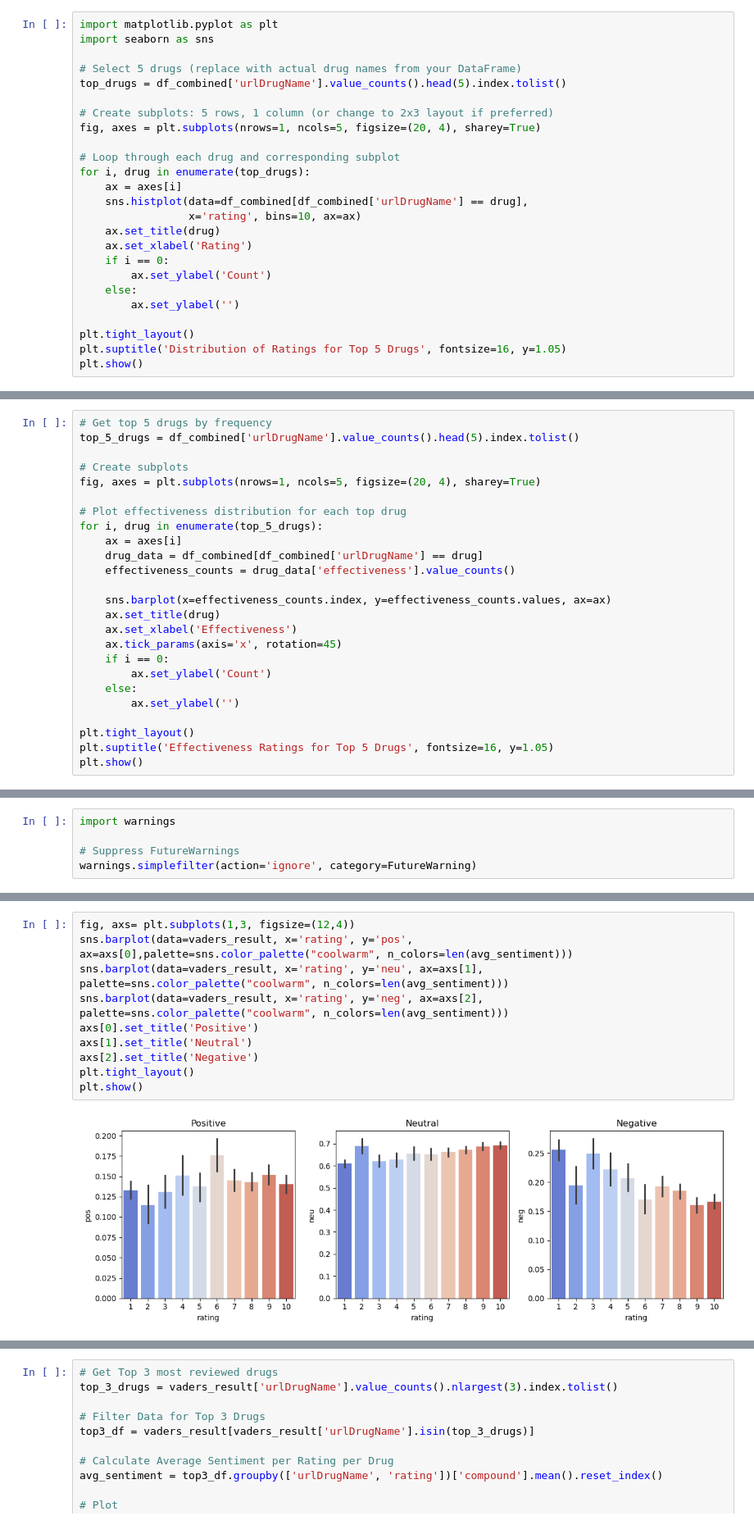
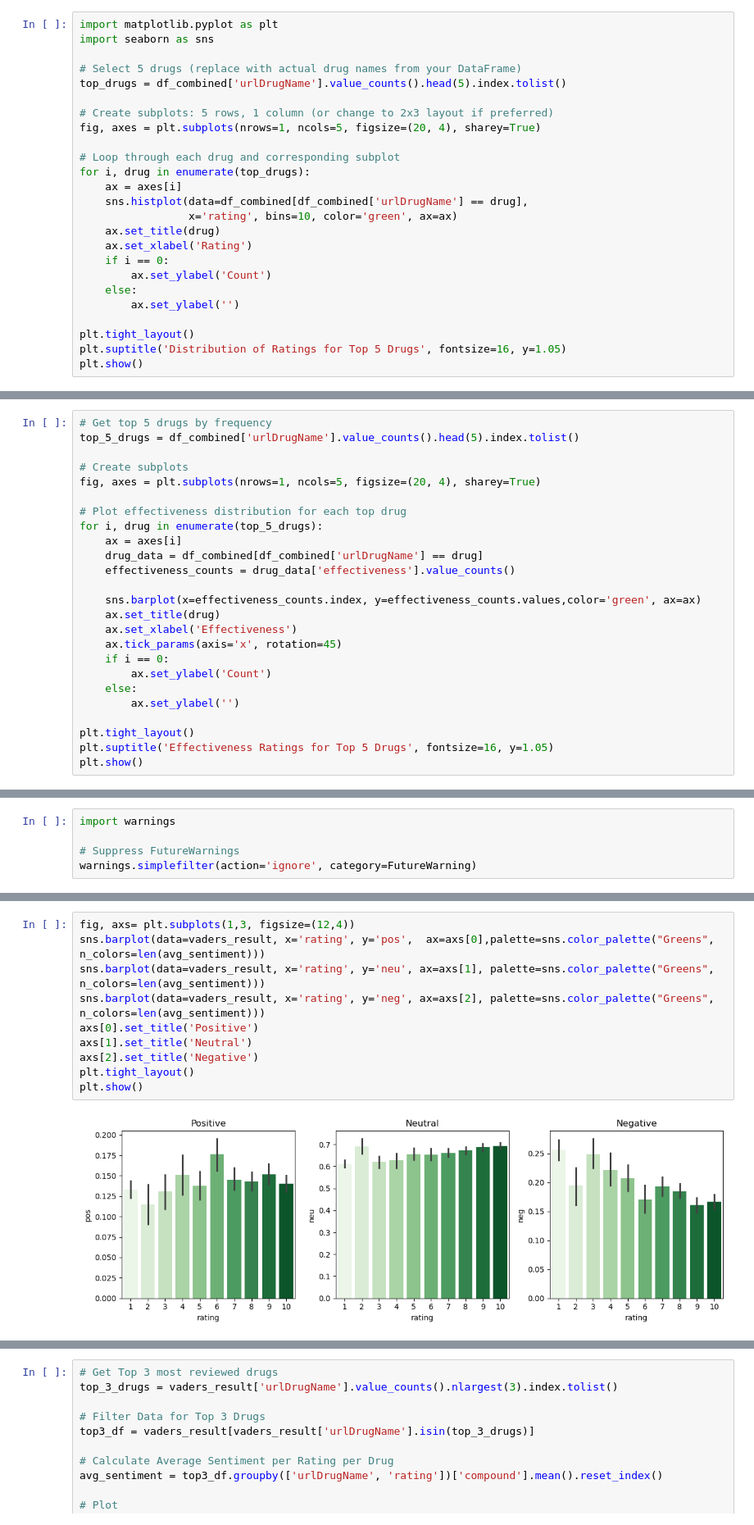
Before and after one commit to clappy203/AAI_501_Project, a Jupyter notebook: CleanCode.ipynb, the cells around one changed output, grey strips where cells are left out. Shown at 82% size. Saved outputs shown, nothing was run; the diff lists cells and outputs as text.

```diff
--- a/CleanCode.ipynb
+++ b/CleanCode.ipynb
@@ -61,7 +61,7 @@ fig, axes = plt.subplots(nrows=1, ncols=5, figsize=(20, 4), sharey=True)
 for i, drug in enumerate(top_drugs):
     ax = axes[i]
     sns.histplot(data=df_combined[df_combined['urlDrugName'] == drug],
-                 x='rating', bins=10, ax=ax)
+                 x='rating', bins=10, color='green', ax=ax)
     ax.set_title(drug)
     ax.set_xlabel('Rating')
     if i == 0:
@@ -103,7 +103,7 @@ for i, drug in enumerate(top_5_drugs):
     drug_data = df_combined[df_combined['urlDrugName'] == drug]
     effectiveness_counts = drug_data['effectiveness'].value_counts()
 
-    sns.barplot(x=effectiveness_counts.index, y=effectiveness_counts.values, ax=ax)
+    sns.barplot(x=effectiveness_counts.index, y=effectiveness_counts.values,color='green', ax=ax)
     ax.set_title(drug)
     ax.set_xlabel('Effectiveness')
     ax.tick_params(axis='x', rotation=45)
@@ -479,15 +518,15 @@ plt.show()
 # %%
 fig, axs= plt.subplots(1,3, figsize=(12,4))
-sns.barplot(data=vaders_result, x='rating', y='pos',  ax=axs[0],palette=sns.color_palette("coolwarm", n_colors=len(avg_sentiment)))
-sns.barplot(data=vaders_result, x='rating', y='neu', ax=axs[1], palette=sns.color_palette("coolwarm", n_colors=len(avg_sentiment)))
-sns.barplot(data=vaders_result, x='rating', y='neg', ax=axs[2], palette=sns.color_palette("coolwarm", n_colors=len(avg_sentiment)))
+sns.barplot(data=vaders_result, x='rating', y='pos',  ax=axs[0],palette=sns.color_palette("Greens", n_colors=len(avg_sentiment)))
+sns.barplot(data=vaders_result, x='rating', y='neu', ax=axs[1], palette=sns.color_palette("Greens", n_colors=len(avg_sentiment)))
+sns.barplot(data=vaders_result, x='rating', y='neg', ax=axs[2], palette=sns.color_palette("Greens", n_colors=len(avg_sentiment)))
 axs[0].set_title('Positive')
 axs[1].set_title('Neutral')
 axs[2].set_title('Negative')
 plt.tight_layout()
 plt.show()
 # %% [output]
-[figure, old version]
+[figure, new version]
 # %%
 avg_sentiment = vaders_result.groupby('effectiveness')['compound'].mean().reset_index()
 
```
Also changed, not shown: parts of 25 cells of this notebook, 2 other files.
